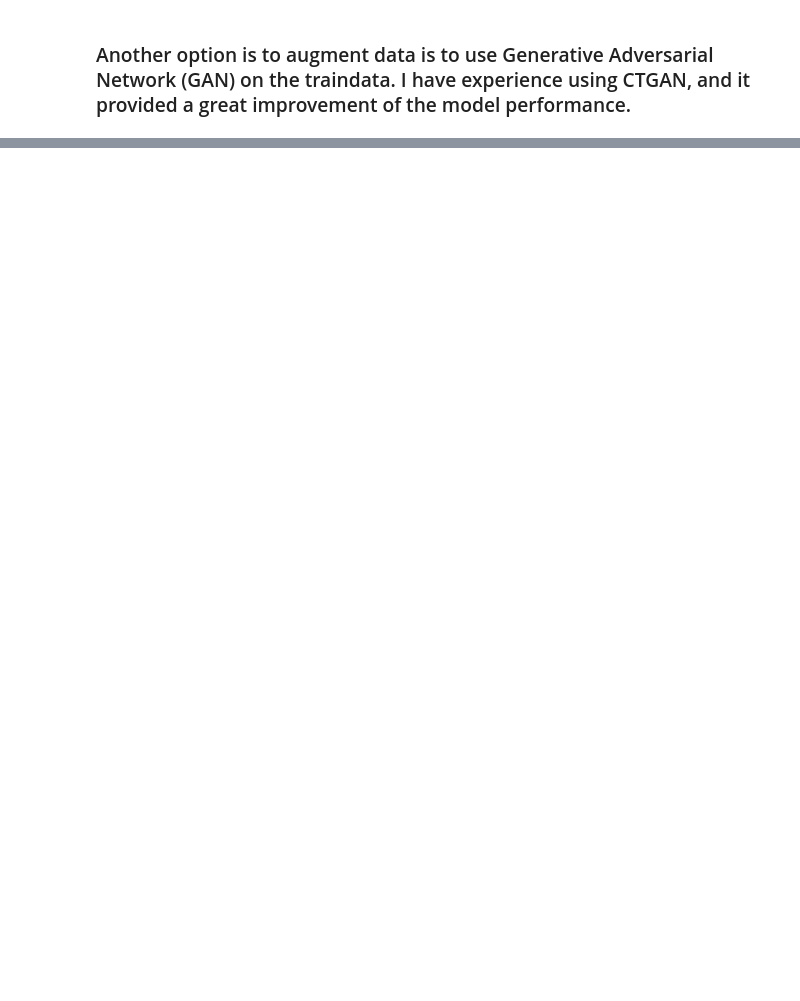
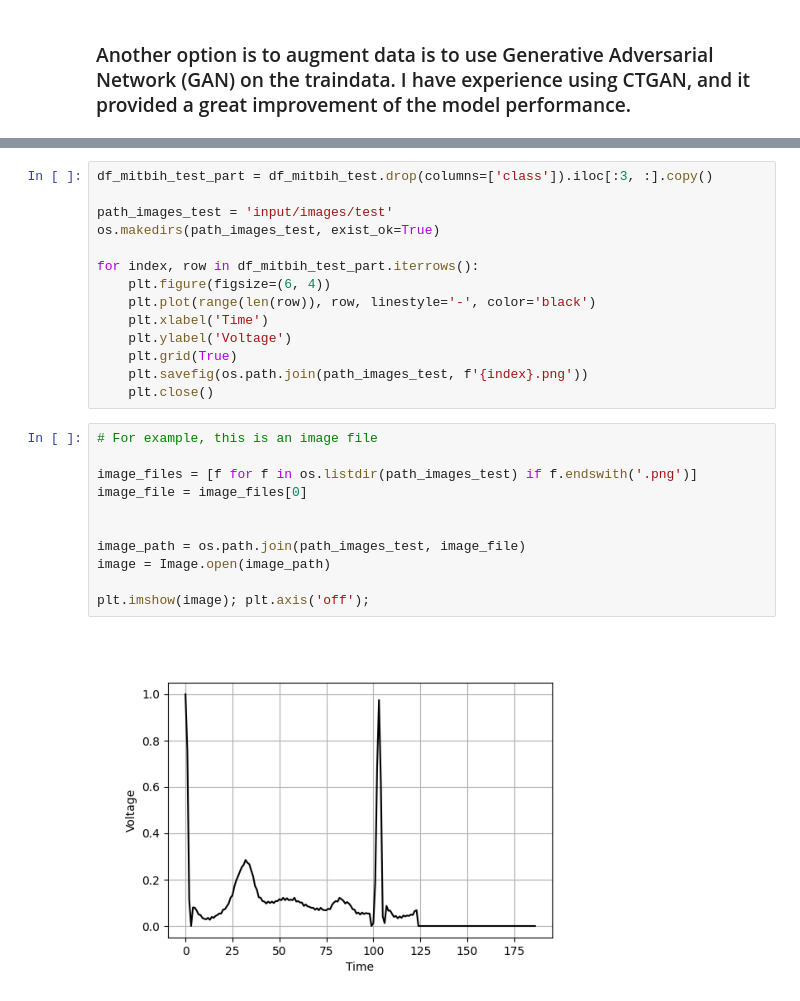
Before and after one commit to ramm777/ECG_Categorization, a Jupyter notebook: 1_Data_Processing.ipynb, the cells around one changed output, grey strips where cells are left out. Drawn from its saved outputs; the diff is of its cells as text; blank space fills up the shorter version.

```diff
--- a/1_Data_Processing.ipynb
+++ b/1_Data_Processing.ipynb
@@ -143,0 +197,27 @@ df_mitbih_test.to_csv('input/mitbih_test_renamed.csv')
+# %%
+df_mitbih_test_part = df_mitbih_test.drop(columns=['class']).iloc[:3, :].copy()
+
+path_images_test = 'input/images/test'
+os.makedirs(path_images_test, exist_ok=True)
+
+for index, row in df_mitbih_test_part.iterrows():
+    plt.figure(figsize=(6, 4))
+    plt.plot(range(len(row)), row, linestyle='-', color='black')
+    plt.xlabel('Time')
+    plt.ylabel('Voltage')
+    plt.grid(True)
+    plt.savefig(os.path.join(path_images_test, f'{index}.png'))
+    plt.close()
+# %%
+# For example, this is an image file
+
+image_files = [f for f in os.listdir(path_images_test) if f.endswith('.png')]
+image_file = image_files[0]
+
+
+image_path = os.path.join(path_images_test, image_file)
+image = Image.open(image_path)
+
+plt.imshow(image); plt.axis('off');
+# %% [output]
+[figure, added]
```
Also changed, not shown: parts of 16 cells of this notebook.
